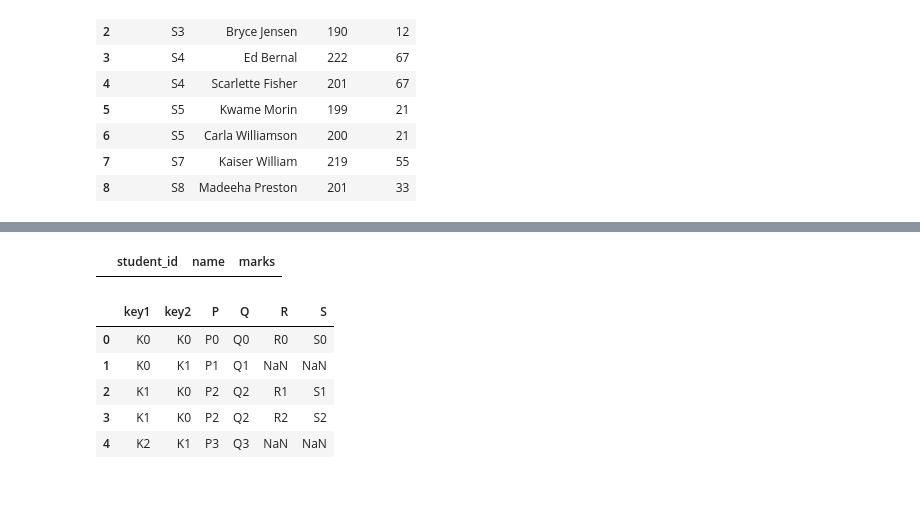
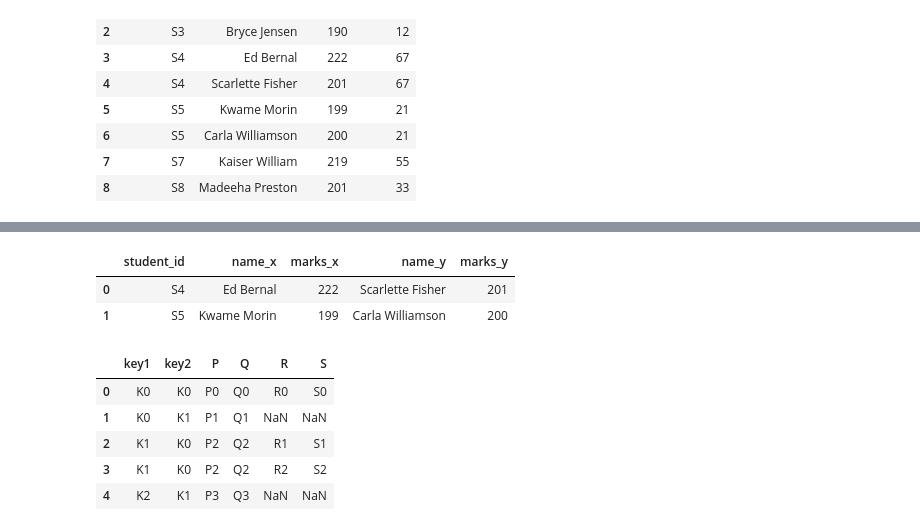
Before and after one commit to Robust-ness/datascilabs, a Jupyter notebook: 3.ipynb, the cells around one changed output, grey strips where cells are left out. Drawn from its saved outputs; the diff is of its cells as text; code cells hidden in the pictures; blank space fills up the shorter version.

```diff
--- a/3.ipynb
+++ b/3.ipynb
@@ -123,25 +134,27 @@ student_data2:
 # %%
-7.Write a Pandas program to join the two dataframes with matching records from both sides where available.
-Test Data:
-student_data1:
-  student_id              name  marks
-0         S1  Danniella Fenton    200
-1         S2      Ryder Storey    210
-2         S3      Bryce Jensen    190
-3         S4         Ed Bernal    222
-4         S5       Kwame Morin    199
-student_data2:
-  student_id              name  marks
-0         S4  Scarlette Fisher    201
-1         S5  Carla Williamson    200
-2         S6       Dante Morse    198
-3         S7    Kaiser William    219
-4         S8   Madeeha Preston    201
+# 7.Write a Pandas program to join the two dataframes with matching records from both sides where available.
+# Test Data:
+# student_data1:
+#   student_id              name  marks
+# 0         S1  Danniella Fenton    200
+# 1         S2      Ryder Storey    210
+# 2         S3      Bryce Jensen    190
+# 3         S4         Ed Bernal    222
+# 4         S5       Kwame Morin    199
+# student_data2:
+#   student_id              name  marks
+# 0         S4  Scarlette Fisher    201
+# 1         S5  Carla Williamson    200
+# 2         S6       Dante Morse    198
+# 3         S7    Kaiser William    219
+# 4         S8   Madeeha Preston    201
 
-x15 = pd.merge(x1, x2, how="inner")
+x15 = pd.merge(x1, x2, how="inner", on="student_id")
 x15
 # %% [output]
-|  | student_id | name | marks |
+|  | student_id | name_x | marks_x | name_y | marks_y |
+| 0 | S4 | Ed Bernal | 222 | Scarlette Fisher | 201 |
+| 1 | S5 | Kwame Morin | 199 | Carla Williamson | 200 |
 # %%
 x17 = {
     'key1': ['K0', 'K0', 'K1', 'K2'],
```
Also changed, not shown: parts of 6 cells of this notebook.
